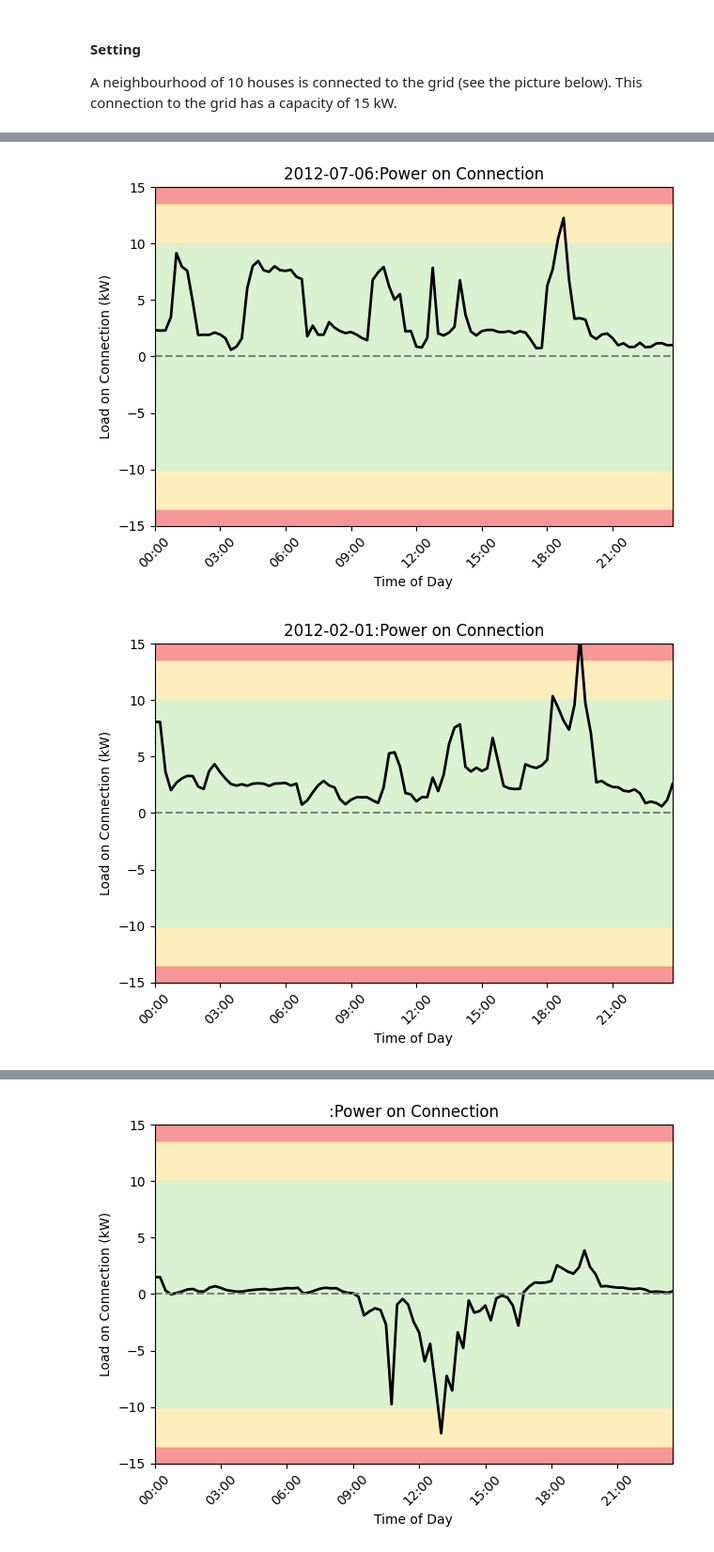
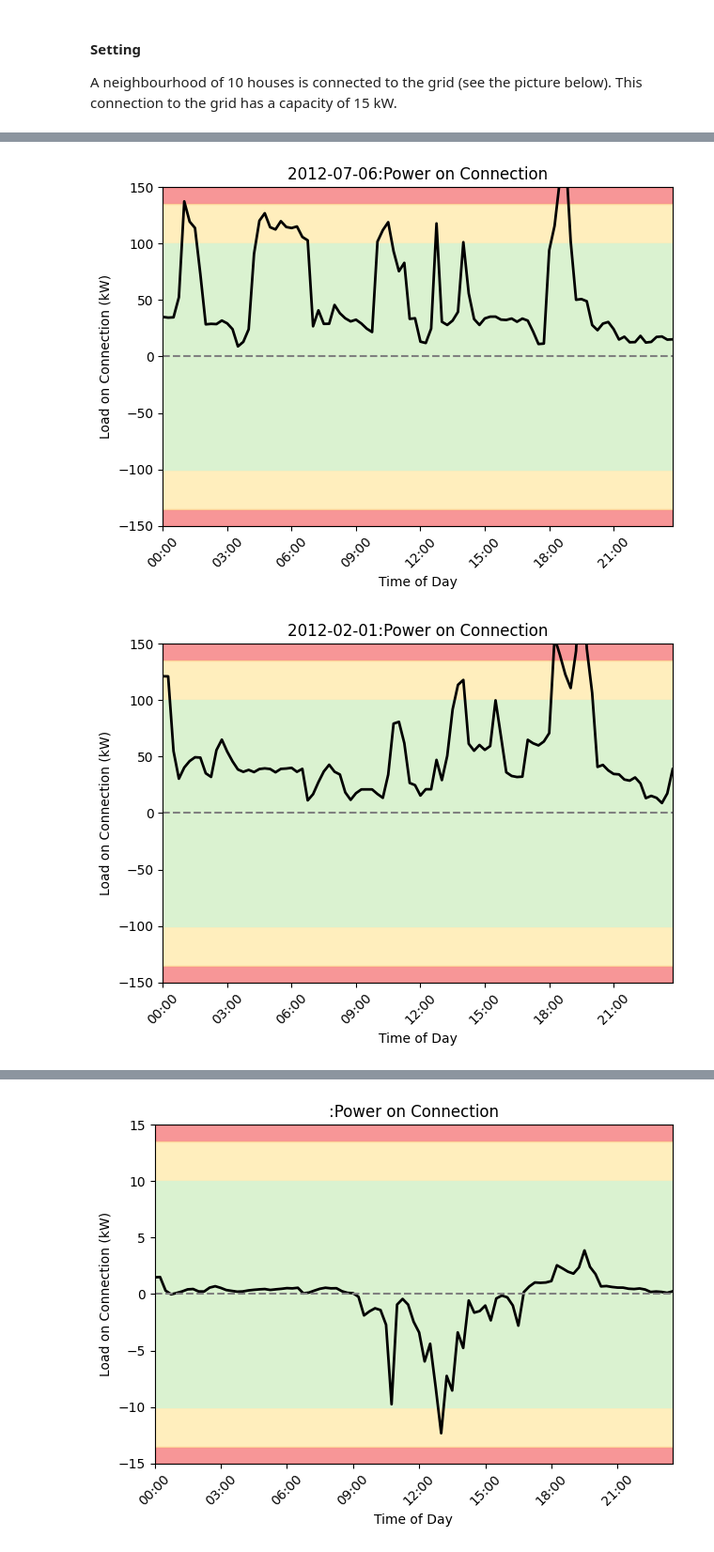
Before and after one commit to Illuminator-team/Illuminator, a Jupyter notebook: examples/Tutorial3/tutorial_physical_congestion.ipynb, the cells around one changed output, grey strips where cells are left out. Shown at 94% size. Cells and saved outputs as stored; diff of their text form; code cells hidden in the pictures.

```diff
--- a/examples/Tutorial3/tutorial_physical_congestion.ipynb
+++ b/examples/Tutorial3/tutorial_physical_congestion.ipynb
@@ -21,23 +26,23 @@ In this task there is no local production of electricity in the neighbourhood. T
 # %%
 # Scenario Data
 load_df = pd.read_csv('data/load_data.txt', delimiter=',', header = 0,skiprows=1) # Load Profile
 load_df['time'] = pd.to_datetime(load_df['time'])
 load_df.set_index('time', inplace=True)
 
 day_summer = '2012-07-06'
 day_winter = '2012-02-01'
 
-number_of_houses = 10 # size of the neighbourhood
-connection_cap = 15 # capacity of the connection
+number_of_houses = 150 # size of the neighbourhood
+connection_cap = 150 # capacity of the connection in kW
 tolerance_limit = 0.67 # a load on the connection between 67% and 90% is tolerable but causes a warning
 critical_limit = 0.9 # a load on the connection over 90% of the connection capacity is critical
 
 # Plot the Load on the connection
 functions_T3.plot_load_on_connection(load_df, day_summer, number_of_houses, tolerance_limit, critical_limit, connection_cap)
 functions_T3.plot_load_on_connection(load_df, day_winter, number_of_houses, tolerance_limit, critical_limit, connection_cap)
 # %% [output]
-[figure, old version]
+[figure, new version]
-[figure, old version]
+[figure, new version]
 # %% [markdown]
 #### Task 2: Local Renewable Generation and Storage Solutions
 
```
Also changed, not shown: parts of 12 cells of this notebook, 2 other files.
